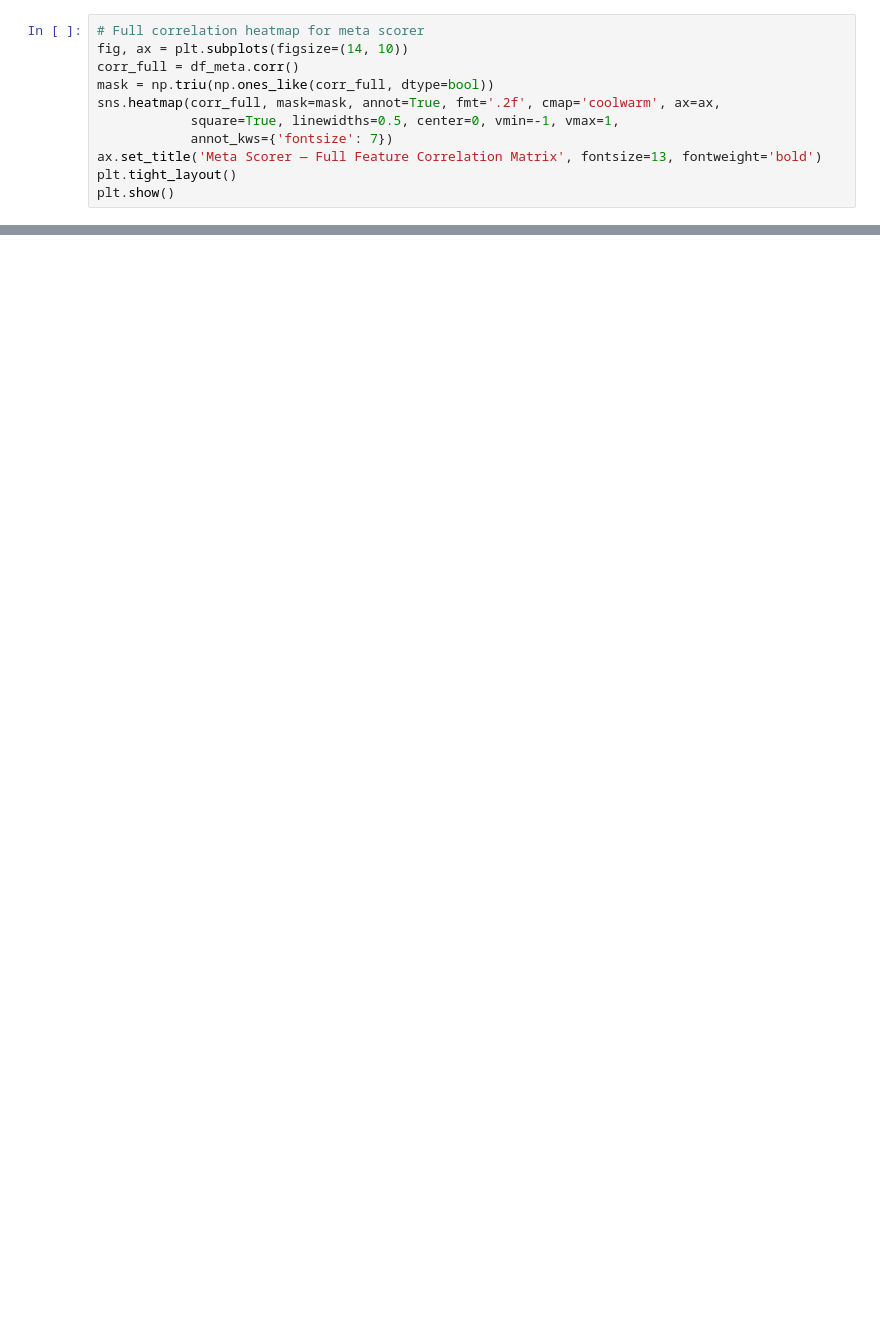
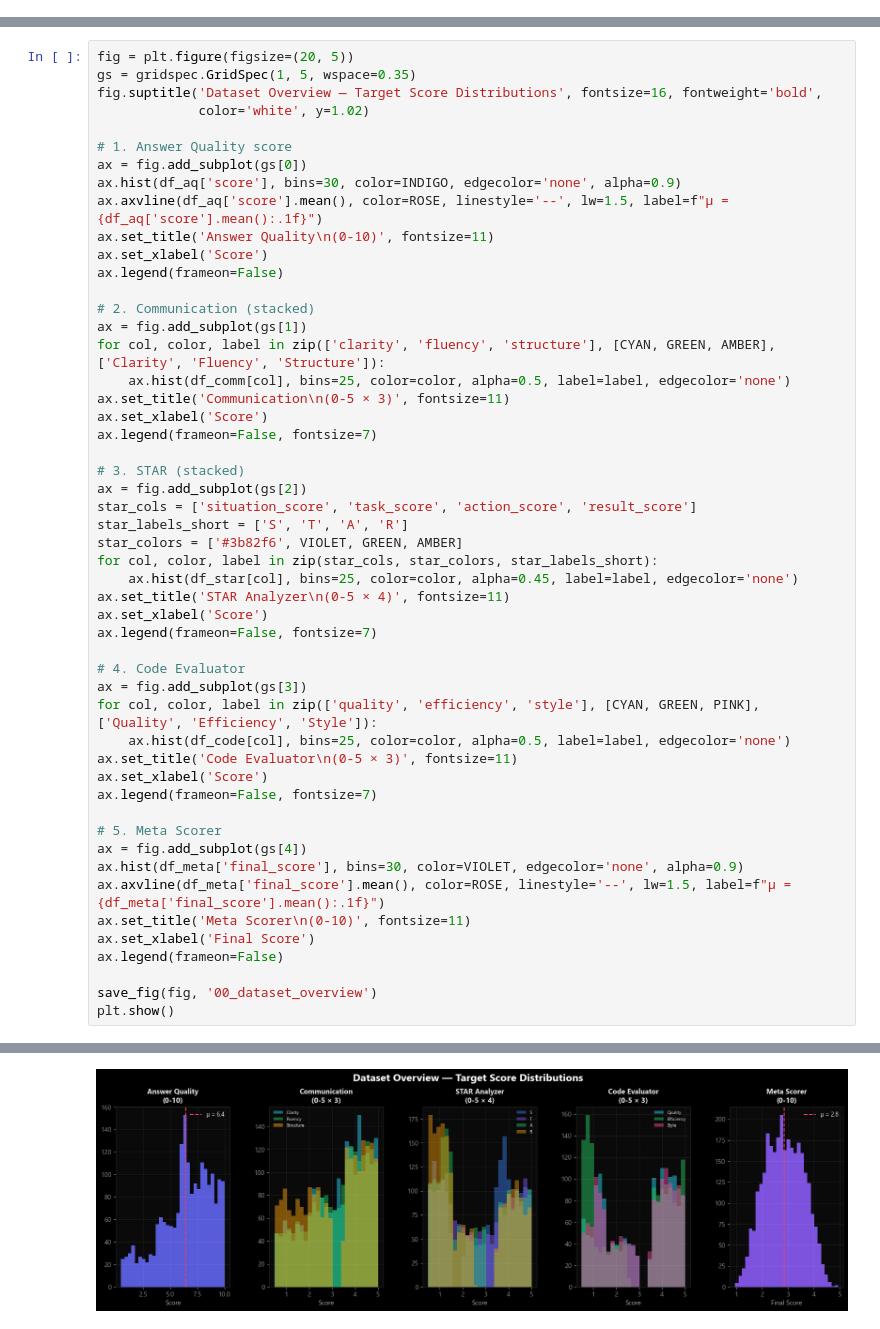
Before and after one commit to md-hameem/Advanced-AI-Interview-Simulator--Research-Level-Project-, a Jupyter notebook: ml/01_dataset_exploration.ipynb, the cells around one changed output, grey strips where cells are left out. Saved outputs shown, nothing was run; the diff lists cells and outputs as text; blank space fills up the shorter version.

Commit message:
feat: Add notebook for generating synthetic ML training datasets and professional EDA visualizations.

```diff
--- a/ml/01_dataset_exploration.ipynb
+++ b/ml/01_dataset_exploration.ipynb
@@ -234,11 +0,0 @@ plt.show()
-# %%
-# Full correlation heatmap for meta scorer
-fig, ax = plt.subplots(figsize=(14, 10))
-corr_full = df_meta.corr()
-mask = np.triu(np.ones_like(corr_full, dtype=bool))
-sns.heatmap(corr_full, mask=mask, annot=True, fmt='.2f', cmap='coolwarm', ax=ax,
-            square=True, linewidths=0.5, center=0, vmin=-1, vmax=1,
-            annot_kws={'fontsize': 7})
-ax.set_title('Meta Scorer — Full Feature Correlation Matrix', fontsize=13, fontweight='bold')
-plt.tight_layout()
-plt.show()
@@ -260,0 +143,52 @@ print(f'\nTotal samples across all datasets: {summary["Samples"].sum():,}')
+# %%
+fig = plt.figure(figsize=(20, 5))
+gs = gridspec.GridSpec(1, 5, wspace=0.35)
+fig.suptitle('Dataset Overview — Target Score Distributions', fontsize=16, fontweight='bold',
+             color='white', y=1.02)
+
+# 1. Answer Quality score
+ax = fig.add_subplot(gs[0])
+ax.hist(df_aq['score'], bins=30, color=INDIGO, edgecolor='none', alpha=0.9)
+ax.axvline(df_aq['score'].mean(), color=ROSE, linestyle='--', lw=1.5, label=f"μ = {df_aq['score'].mean():.1f}")
+ax.set_title('Answer Quality\n(0-10)', fontsize=11)
+ax.set_xlabel('Score')
+ax.legend(frameon=False)
+
+# 2. Communication (stacked)
+ax = fig.add_subplot(gs[1])
+for col, color, label in zip(['clarity', 'fluency', 'structure'], [CYAN, GREEN, AMBER], ['Clarity', 'Fluency', 'Structure']):
+    ax.hist(df_comm[col], bins=25, color=color, alpha=0.5, label=label, edgecolor='none')
+ax.set_title('Communication\n(0-5 × 3)', fontsize=11)
+ax.set_xlabel('Score')
+ax.legend(frameon=False, fontsize=7)
+
+# 3. STAR (stacked)
+ax = fig.add_subplot(gs[2])
+star_cols = ['situation_score', 'task_score', 'action_score', 'result_score']
+star_labels_short = ['S', 'T', 'A', 'R']
+star_colors = ['#3b82f6', VIOLET, GREEN, AMBER]
+for col, color, label in zip(star_cols, star_colors, star_labels_short):
+    ax.hist(df_star[col], bins=25, color=color, alpha=0.45, label=label, edgecolor='none')
+ax.set_title('STAR Analyzer\n(0-5 × 4)', fontsize=11)
+ax.set_xlabel('Score')
+ax.legend(frameon=False, fontsize=7)
+
+# 4. Code Evaluator
+ax = fig.add_subplot(gs[3])
+for col, color, label in zip(['quality', 'efficiency', 'style'], [CYAN, GREEN, PINK], ['Quality', 'Efficiency', 'Style']):
+    ax.hist(df_code[col], bins=25, color=color, alpha=0.5, label=label, edgecolor='none')
+ax.set_title('Code Evaluator\n(0-5 × 3)', fontsize=11)
+ax.set_xlabel('Score')
+ax.legend(frameon=False, fontsize=7)
+
+# 5. Meta Scorer
+ax = fig.add_subplot(gs[4])
+ax.hist(df_meta['final_score'], bins=30, color=VIOLET, edgecolor='none', alpha=0.9)
+ax.axvline(df_meta['final_score'].mean(), color=ROSE, linestyle='--', lw=1.5, label=f"μ = {df_meta['final_score'].mean():.1f}")
+ax.set_title('Meta Scorer\n(0-10)', fontsize=11)
+ax.set_xlabel('Final Score')
+ax.legend(frameon=False)
+
+save_fig(fig, '00_dataset_overview')
+plt.show()
+# %% [output]
@@ -260,0 +196 @@ print(f'\nTotal samples across all datasets: {summary["Samples"].sum():,}')
+[figure, added]
```
Also changed, not shown: parts of 37 cells of this notebook, 12 other files.
